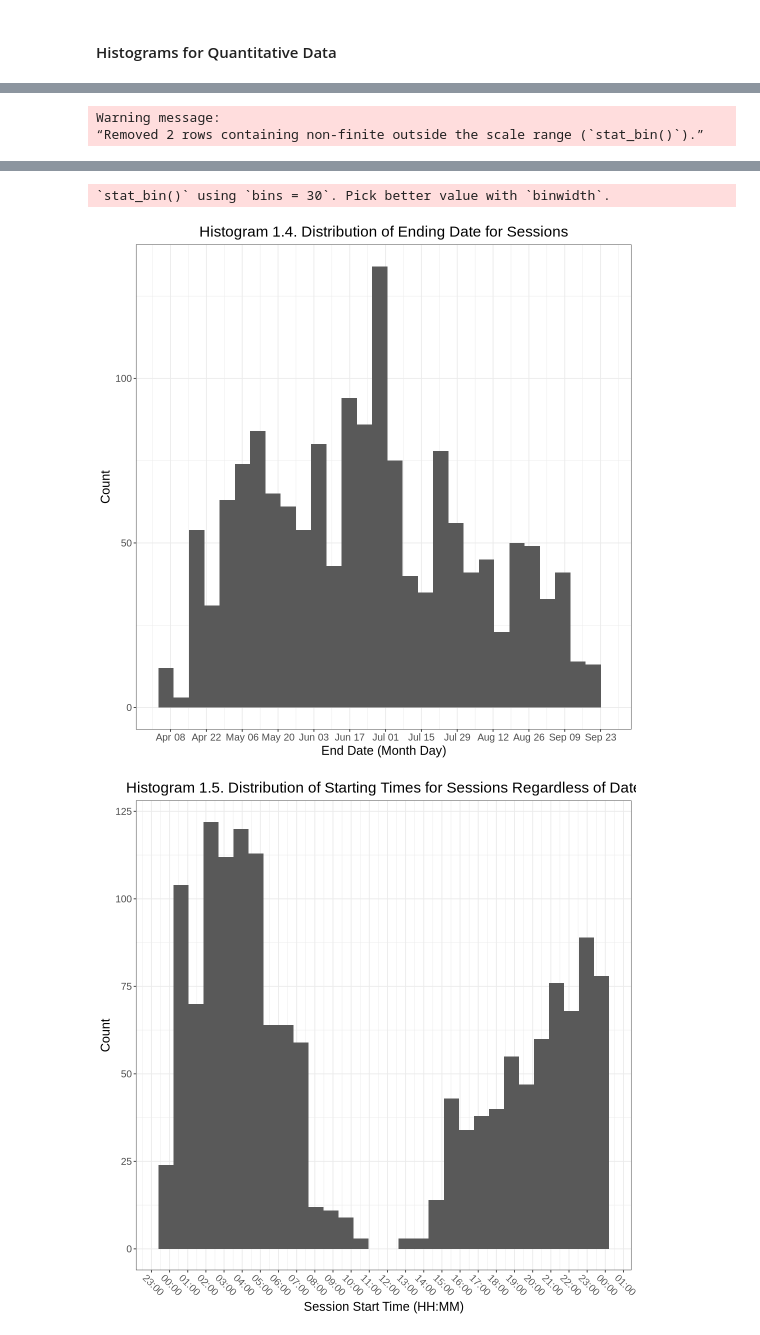
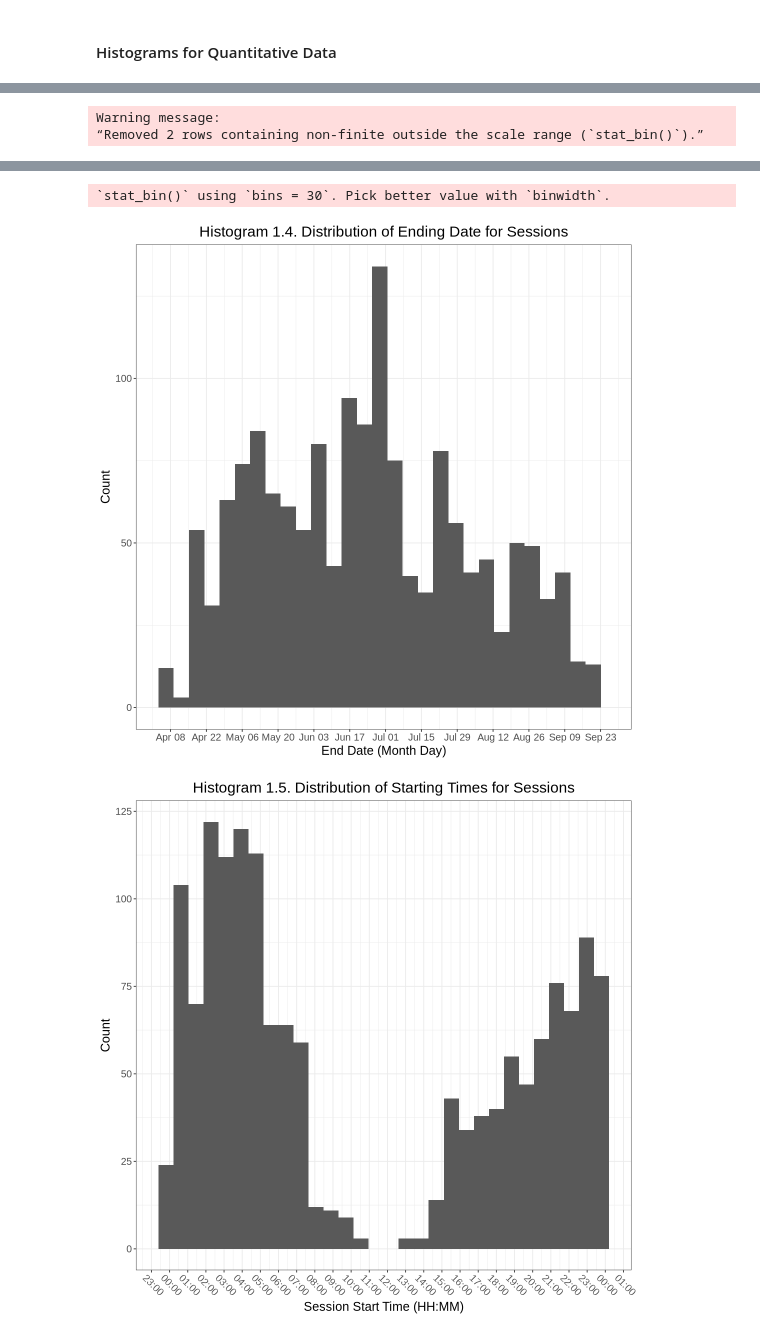
Before and after one commit to wojpc/wojpc-dsci100-project-008-09, a Jupyter notebook: individual_EDA_group09_008_peterwojnicki.ipynb, the cells around one changed output, grey strips where cells are left out. Saved outputs shown, nothing was run; the diff lists cells and outputs as text; code cells hidden in the pictures.

Commit message:
Updated Graph and (2) Questions:

```diff
--- a/individual_EDA_group09_008_peterwojnicki.ipynb
+++ b/individual_EDA_group09_008_peterwojnicki.ipynb
@@ -352,7 +336,7 @@ session_time_plot2 <- starting_times |>
     geom_histogram() +
     labs(x = "Session Start Time (HH:MM)",
         y = "Count",
-        title = "Histogram 1.5. Distribution of Starting Times for Sessions Regardless of Date") +
+        title = "Histogram 1.5. Distribution of Starting Times for Sessions") +
     scale_x_datetime(date_labels = "%H:%M",
                     date_breaks = "1 hour") +
     theme_bw() +
@@ -398,22 +381,22 @@ Warning message:
 `stat_bin()` using `bins = 30`. Pick better value with `binwidth`.
 Warning message:
 “Removed 2 rows containing non-finite outside the scale range (`stat_bin()`).”
 [figure]
 Warning message:
 “Removed 2 rows containing non-finite outside the scale range (`stat_bin()`).”
 [figure]
 `stat_bin()` using `bins = 30`. Pick better value with `binwidth`.
 Warning message:
 “Removed 2 rows containing missing values or values outside the scale range
 (`geom_bar()`).”
 [figure]
 `stat_bin()` using `bins = 30`. Pick better value with `binwidth`.
 Warning message:
 “Removed 3 rows containing non-finite outside the scale range (`stat_bin()`).”
 Warning message:
 “Removed 1 row containing missing values or values outside the scale range
 (`geom_bar()`).”
 [figure]
 `stat_bin()` using `bins = 30`. Pick better value with `binwidth`.
 [figure]
-[figure, old version]
+[figure, new version]
```
Also changed, not shown: parts of 3 cells of this notebook, 1 other file.
